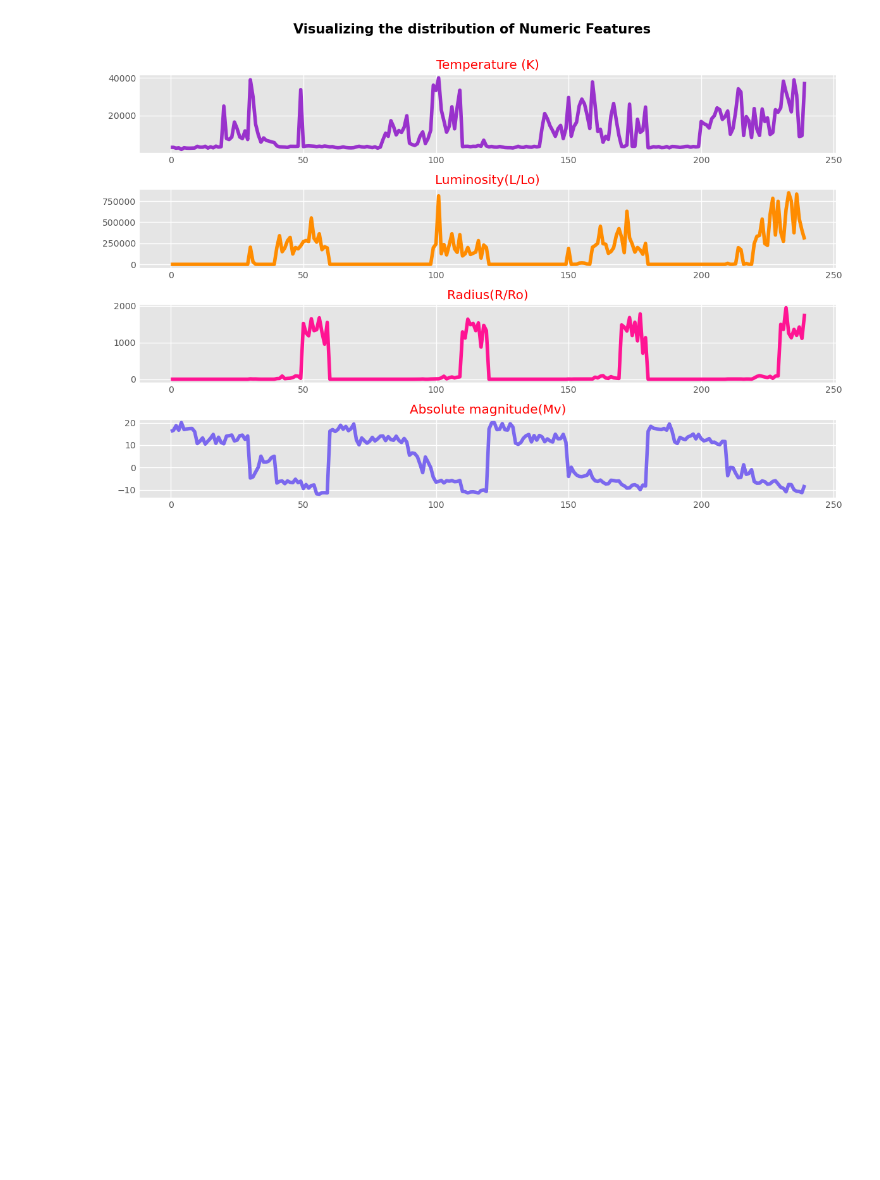
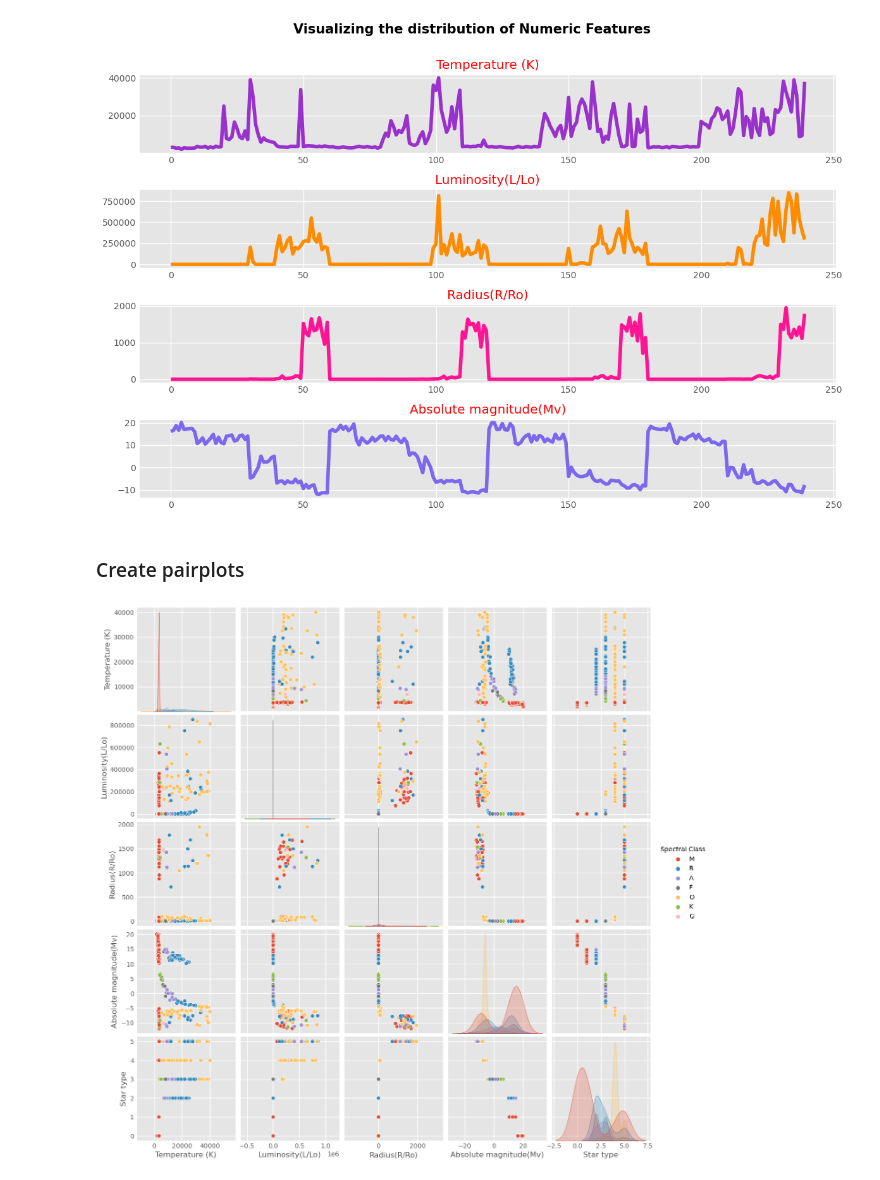
Before and after one commit to sotieno/Data-Projects, a Jupyter notebook: astronomical-analysis/astronomical-analysis.ipynb, the cells around one changed output. Drawn from its saved outputs; the diff is of its cells as text; code cells hidden in the pictures; blank space fills up the shorter version.

Commit message:
Add pairplots to the analysis

```diff
--- a/astronomical-analysis/astronomical-analysis.ipynb
+++ b/astronomical-analysis/astronomical-analysis.ipynb
@@ -240,3 +240,17 @@ plt.savefig(base_dir+'line_subplot.png')
 plt.show()
 # %% [output]
 [figure]
+# %% [markdown]
+### Create pairplots
+# %%
+# Set background style
+plt.style.use('ggplot')
+
+# Create pairplots in form of scatter plots
+sns.pairplot(df, hue='Spectral Class')
+
+# Save the figure
+plt.savefig(base_dir+'pairplot.png')
+plt.show()
+# %% [output]
+[figure, added]
```
